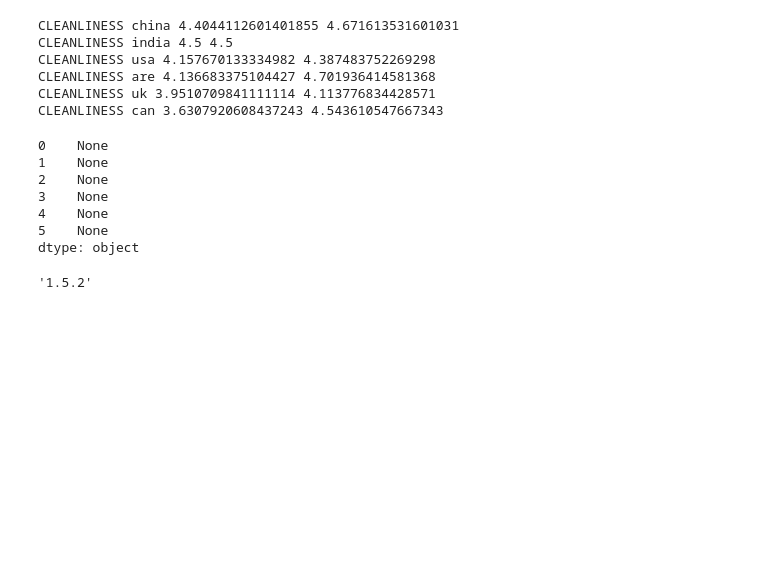
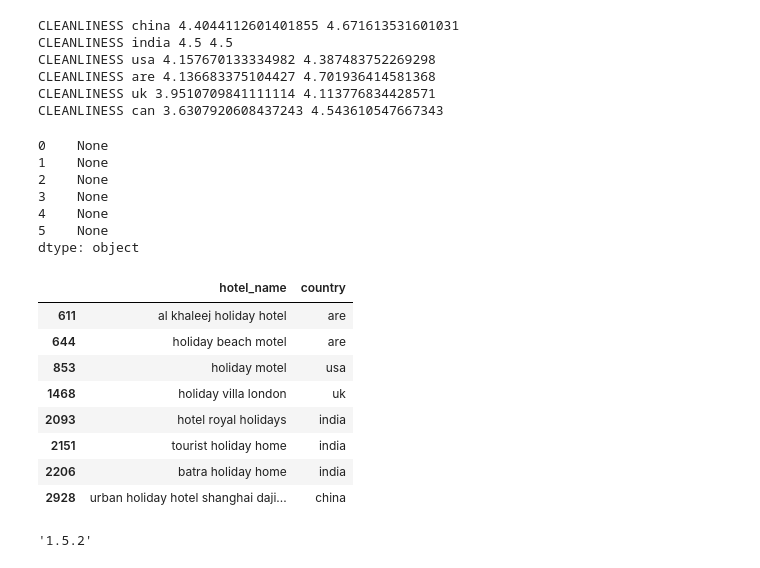
Before and after one commit to FeelUsM/linux-git1, a Jupyter notebook: Untitled.ipynb, the cells around one changed output. Drawn from its saved outputs; the diff is of its cells as text; code cells hidden in the pictures; blank space fills up the shorter version.

```diff
--- a/Untitled.ipynb
+++ b/Untitled.ipynb
@@ -97,6 +97,18 @@ CLEANLINESS can 3.6307920608437243 4.543610547667343
 4    None
 5    None
 dtype: object
+# %%
+df[df.hotel_name.apply(lambda x:'holiday inn' not in x and 'holiday' in x)][['hotel_name','country']]
+# %% [output]
+|  | hotel_name | country |
+| 611 | al khaleej holiday hotel | are |
+| 644 | holiday beach motel | are |
+| 853 | holiday motel | usa |
+| 1468 | holiday villa london | uk |
+| 2093 | hotel royal holidays | india |
+| 2151 | tourist holiday home | india |
+| 2206 | batra holiday home | india |
+| 2928 | urban holiday hotel shanghai daji... | china |
 # %%
 import sklearn
 sklearn.__version__
```
Also changed, not shown: parts of 2 cells of this notebook, 1 other file.
